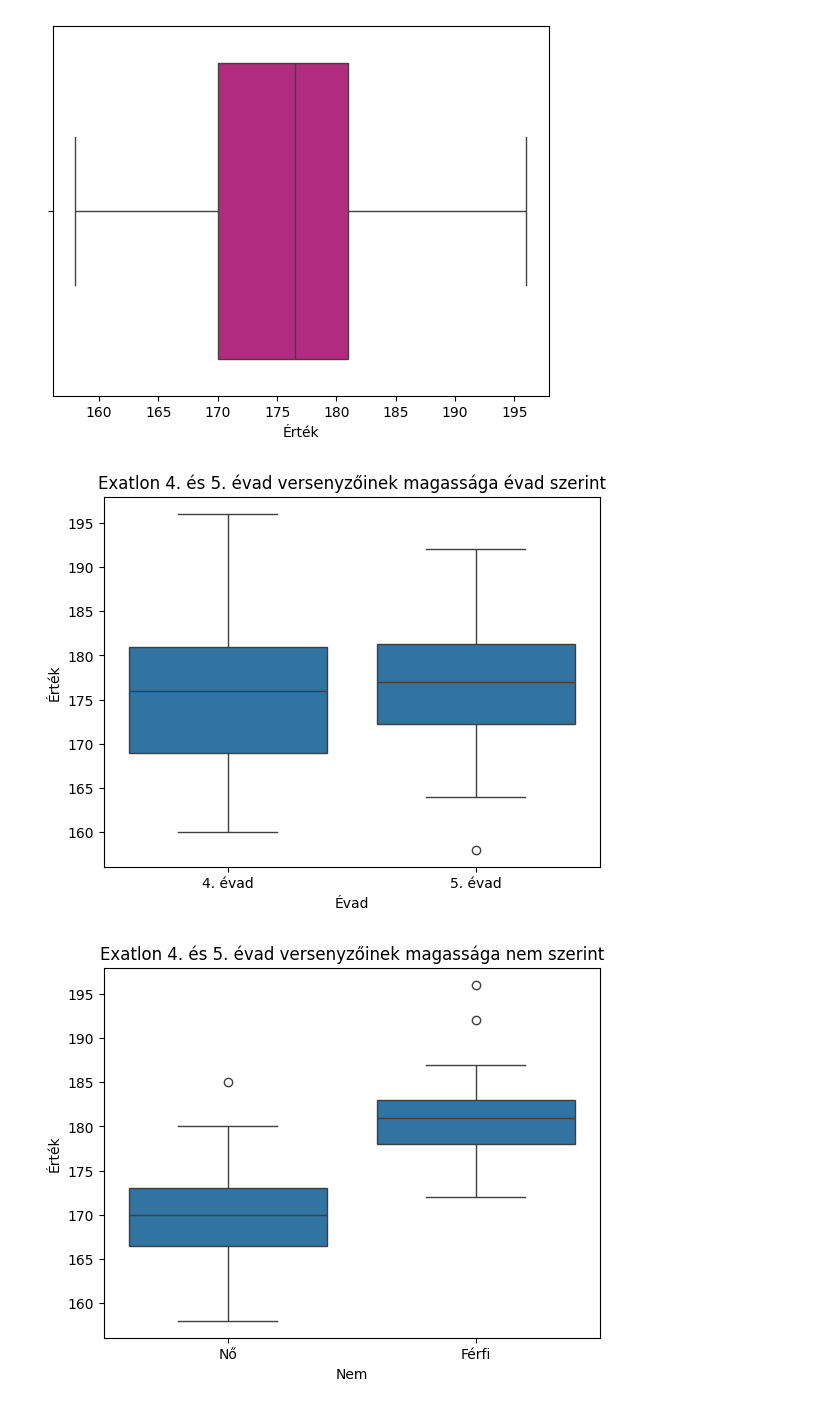
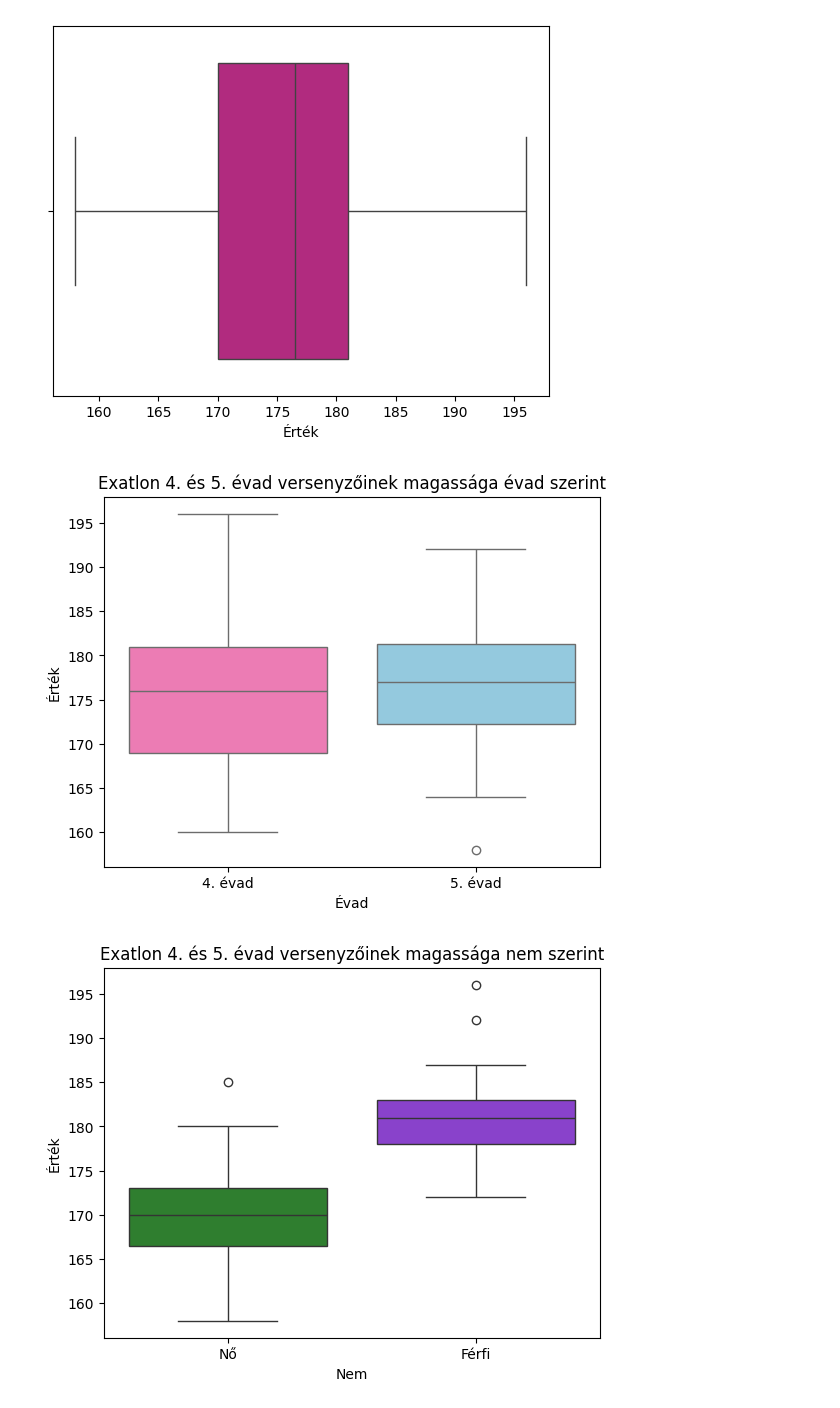
Before and after one commit to virag44/2026_matprog_projekt, a Jupyter notebook: Projekt.ipynb, the cells around one changed output. Saved outputs shown, nothing was run; the diff lists cells and outputs as text; code cells hidden in the pictures.

```diff
--- a/Projekt.ipynb
+++ b/Projekt.ipynb
@@ -115,13 +115,13 @@ plt.show()
 # %% [output]
 [figure]
 # %%
-sns.boxplot(x='Évad', y='Érték', data=heights )
+sns.boxplot(x='Évad', y='Érték', hue='Évad', data=heights, legend=False, palette=['hotpink', 'skyblue'] )
 plt.title("Exatlon 4. és 5. évad versenyzőinek magassága évad szerint")
 plt.show()
-sns.boxplot(x='Nem', y='Érték', data=heights)
+sns.boxplot(x='Nem', y='Érték', hue='Nem', data=heights, legend=False, palette=['forestgreen', 'blueviolet'])
 plt.title("Exatlon 4. és 5. évad versenyzőinek magassága nem szerint")
 plt.show()
 # %% [output]
-[figure, old version]
+[figure, new version]
-[figure, old version]
+[figure, new version]
 # %%
```
Also changed, not shown: parts of 1 cell of this notebook.
